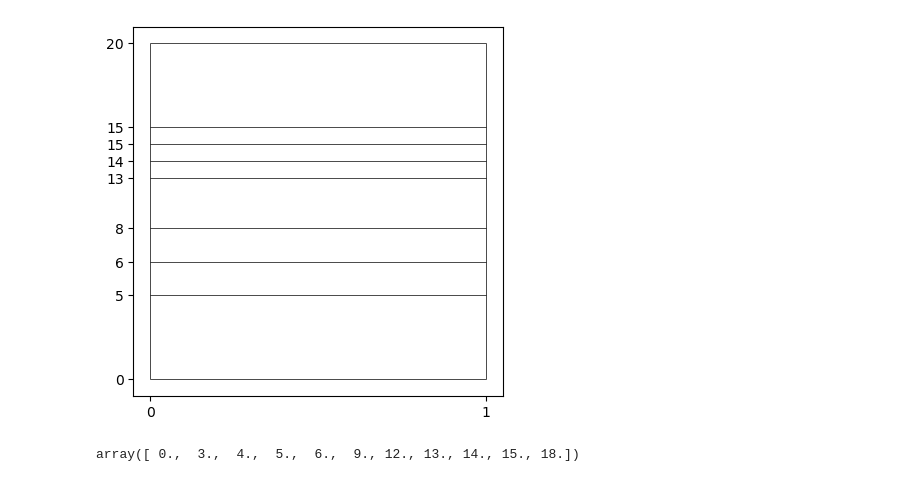
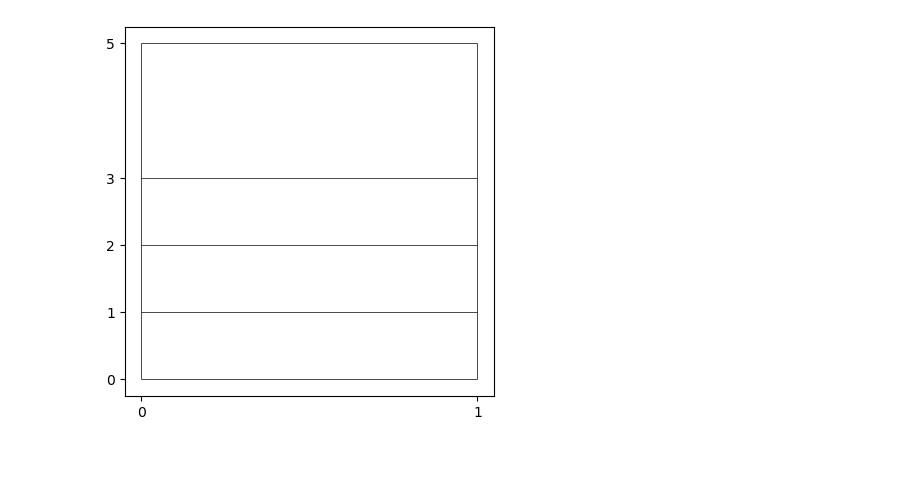
Before and after one commit to Polatucha16/FunnelGraph, a Jupyter notebook: FunnelGraph/example.ipynb, the cells around one changed output. Cells and saved outputs as stored; diff of their text form; code cells hidden in the pictures.

Commit message:
use produce_anchors to space strings from titles and labels

```diff
--- a/FunnelGraph/example.ipynb
+++ b/FunnelGraph/example.ipynb
@@ -357,30 +273,26 @@ plt.show()
 # %%
 import numpy as np
 import matplotlib.pyplot as plt
 
 from src.text.text_anchors import produce_anchors
-number_of_points = [1, 2, 1, 3, 1]
-relative_weight = [5, 2, 3, 1, 5]
-start, stop = 0, 1
+number_of_points = [1,3]
+relative_weight = [2,1]
+start, stop = 1, 0
 anchors = produce_anchors(start, stop, relative_weight, number_of_points)
-# for integer relative weights line below yields true integer labels for relative partition
-labels = np.round(y*sum(np.array(relative_weight)*np.array(number_of_points))).astype(int)
 
 pts = np.vstack(anchors)
 y = np.hstack(tup=(pts[:,0], pts[-1,-1]))
 x = np.linspace(0,1,len(y))
+# for integer relative weights line below yields true integer labels for relative partition
+labels = np.round(y*sum(np.array(relative_weight)*np.array(number_of_points))).astype(int)
 
 eps = 0.05
 fig, ax = plt.subplots()
 ax.set(xlim=(0-eps,1+eps), ylim=(0-eps,1+eps), aspect='equal')
 ax.hlines(y, xmin=0, xmax=1, colors='k', lw=0.5)
 ax.vlines([0,1], ymin=0, ymax=1, colors='k', lw=0.5)
 ax.set_yticks(ticks=y,labels=labels)
 ax.set_xticks(ticks=[0,1])
 plt.show()
 # %% [output]
-[figure, old version]
+[figure, new version]
-# %%
-y*sum(np.array(relative_weight)*np.array(number_of_points))
-# %% [output]
-array([ 0.,  3.,  4.,  5.,  6.,  9., 12., 13., 14., 15., 18.])
```
Also changed, not shown: parts of 5 cells of this notebook, 1 other file.
